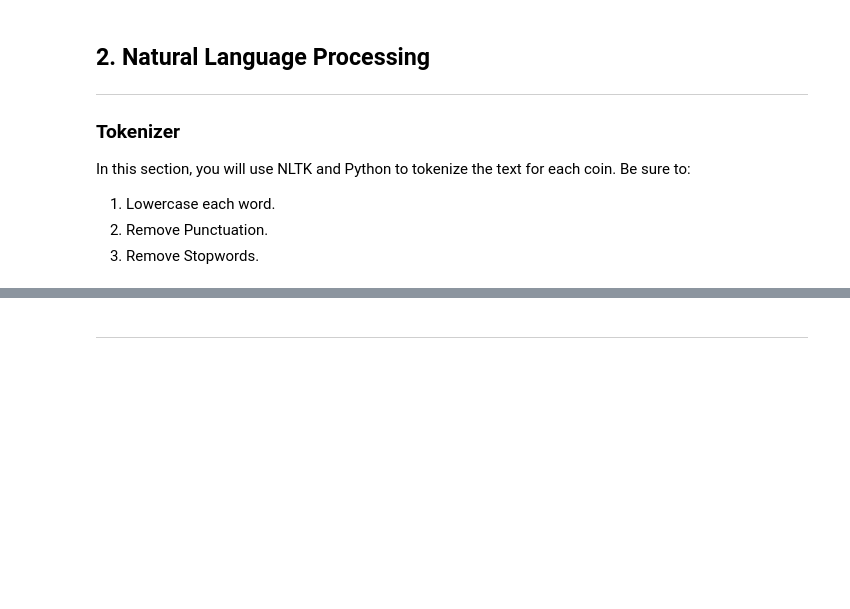
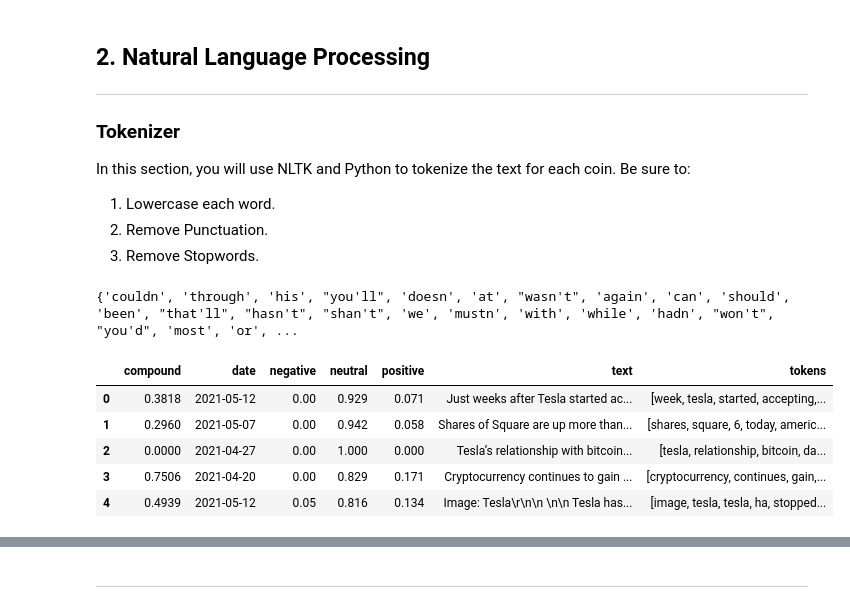
Before and after one commit to tabenny/crypto_sentiment_nlp, a Jupyter notebook: crypto_sentiment.ipynb, the cells around one changed output, grey strips where cells are left out. Cells and saved outputs as stored; diff of their text form; code cells hidden in the pictures; blank space fills up the shorter version.

```diff
--- a/crypto_sentiment.ipynb
+++ b/crypto_sentiment.ipynb
@@ -179,10 +179,16 @@ from string import punctuation
 import re
 # %%
 # Instantiate the lemmatizer
-# YOUR CODE HERE!
+lemmatizer = WordNetLemmatizer()
 
 # Create a list of stopwords
-# YOUR CODE HERE!
+sw = set(stopwords.words('english'))
+#print(sw)
+# Expand the default stopwords list if necessary
+new_stopwords={'moon','also','dip'}
 
-# Expand the default stopwords list if necessary
-# YOUR CODE HERE!
+#create the new stopwords list
+sw_new = sw.union(new_stopwords)
+print(sw_new)
+# %% [output]
+{'couldn', 'through', 'his', "you'll", 'doesn', 'at', "wasn't", 'again', 'can', 'should', 'been', "that'll", "hasn't", "shan't", 'we', 'mustn', 'with', 'while', 'hadn', "won't", "you'd", 'most', 'or', ...
@@ -209,6 +218,14 @@ def tokenizer(text):
     return tokens
 # %%
 # Create a new tokens column for Bitcoin
-# YOUR CODE HERE!
+df_bitcoin['tokens'] = df_bitcoin['text'].apply(tokenizer)
+df_bitcoin.head()
+# %% [output]
+|  | compound | date | negative | neutral | positive | text | tokens |
+| 0 | 0.3818 | 2021-05-12 | 0.00 | 0.929 | 0.071 | Just weeks after Tesla started ac... | [week, tesla, started, accepting,... |
+| 1 | 0.2960 | 2021-05-07 | 0.00 | 0.942 | 0.058 | Shares of Square are up more than... | [shares, square, 6, today, americ... |
+| 2 | 0.0000 | 2021-04-27 | 0.00 | 1.000 | 0.000 | Tesla’s relationship with bitcoin... | [tesla, relationship, bitcoin, da... |
+| 3 | 0.7506 | 2021-04-20 | 0.00 | 0.829 | 0.171 | Cryptocurrency continues to gain ... | [cryptocurrency, continues, gain,... |
+| 4 | 0.4939 | 2021-05-12 | 0.05 | 0.816 | 0.134 | Image: Tesla\r\n\n \n\n Tesla has... | [image, tesla, tesla, ha, stopped... |
 # %%
 # Create a new tokens column for Ethereum
```
Also changed, not shown: parts of 23 cells of this notebook.
